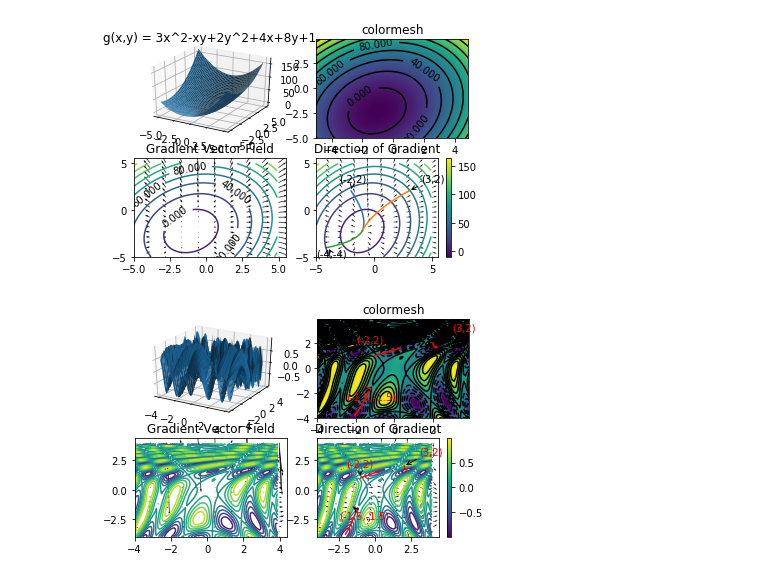
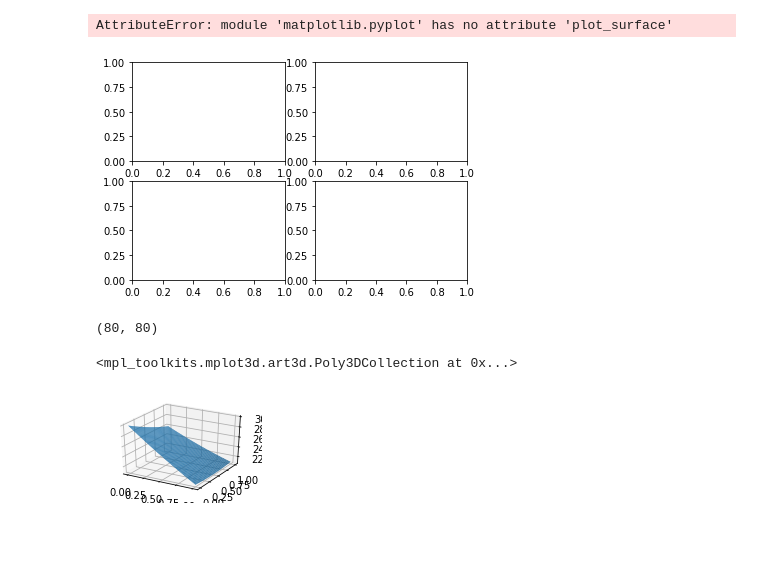
Before and after one commit to yunhacho/jupyterNotebook, a Jupyter notebook: gradientDescent.ipynb, the cells around one changed output. Drawn from its saved outputs; the diff is of its cells as text; code cells hidden in the pictures; blank space fills up the shorter version.

```diff
--- a/gradientDescent.ipynb
+++ b/gradientDescent.ipynb
@@ -12,9 +12,10 @@ def g(x,y):
 
 x,y = np.meshgrid(x1,y1)
 x_,y_ = np.mgrid[-5:5:0.1, -5:5:0.1]
+xx, yy = np.mgrid[0:1:0.001, 0:1:0.001]
 
 fig = plt.figure()
-ax1 = fig.add_subplot(2,2,1, projection='3d')
+ax1 = fig.add_subplot(2,2,1)
 ax2 = fig.add_subplot(2,2,2)
 ax3 = fig.add_subplot(2,2,3)
 ax4 = fig.add_subplot(2,2,4)
@@ -128,32 +129,47 @@ u_ = [2.0,2.0]
 u__ = [-1.5, -1.5]
 
 tspan = [0, 100]
 
 solution_g1 = solve_ivp(myf, tspan, u, method="RK45", rtol=10**(-5))
 solution_g2 = solve_ivp(myf, tspan, u_, method='RK45', rtol=10**(-5))
 solution_g3 = solve_ivp(myf, tspan, u__, method='RK45', rtol=10**(-5))
 
 ax4.plot(solution_g1.y[0,::],solution_g1.y[1,::], color='red')
 ax4.plot(solution_g2.y[0,::],solution_g2.y[1,::], color='red')
 ax4.plot(solution_g3.y[0,::],solution_g3.y[1,::], color='red')
 
 ax2.plot(solution_g1.y[0,::],solution_g1.y[1,::], color='red')
 ax2.plot(solution_g2.y[0,::],solution_g2.y[1,::], color='red')
 ax2.plot(solution_g3.y[0,::],solution_g3.y[1,::], color='red')
 
 op = {'arrowstyle' : '->'}
 ax4.annotate('(-2,2)', xy = (-1,1), xytext = (-2,2), arrowprops = op, color = 'red')
 ax4.annotate('(3,2)', xy = (2,2), xytext = (3,3), arrowprops = op, color = 'red')
 ax4.annotate('(-1.5,-1.5)', xy = (-1.5,-1.5), xytext = (-2.5,-2.5), arrowprops = op, color = 'red')
 
 ax2.annotate('(-2,2)', xy = (-1,1), xytext = (-2,2), arrowprops = op, color = 'red')
 ax2.annotate('(3,2)', xy = (2,2), xytext = (3,3), arrowprops = op, color = 'red')
 ax2.annotate('(-1.5,-1.5)', xy = (-1.5,-1.5), xytext = (-2.5,-2.5), arrowprops = op, color = 'red')
 
 solution_g1.y[:,-1]
 solution_g2.y[:,-1]
 solution_g3.y[:,-1]
 fig.show()
 # %% [output]
+AttributeError: module 'matplotlib.pyplot' has no attribute 'plot_surface'
-[figure, old version]
+[figure, new version]
-[figure, removed]
+# %%
+x_.shape
+# %% [output]
+(80, 80)
+# %%
+def f(x,y):
+    return x**2+y**2+4*x*y-10*x-5*y+30
+
+fig2 = plt.figure()
+ax1 = fig2.add_subplot(2,2,1, projection='3d')
+
+ax1.plot_surface(xx,yy,f(xx,yy))
+# %% [output]
+<mpl_toolkits.mplot3d.art3d.Poly3DCollection at 0x...>
+[figure, added]
```
Also changed, not shown: 5 other files.
